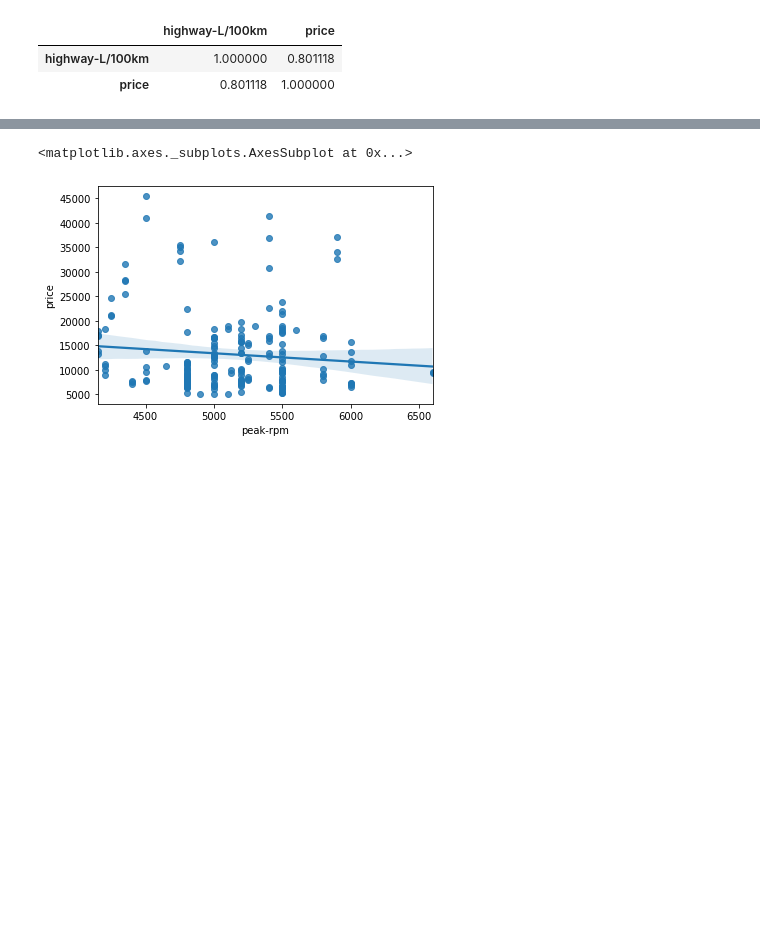
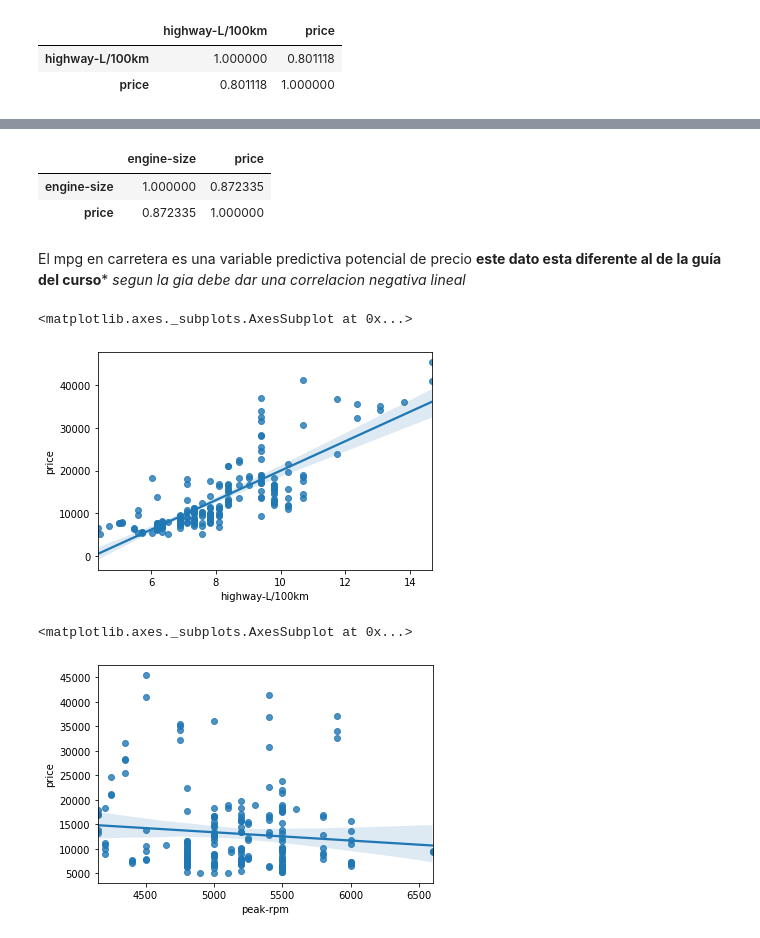
Before and after one commit to arbarr20/edx-jupyter, a Jupyter notebook: curso-edx-ciencia-datos/modulo3.ipynb, the cells around one changed output, grey strips where cells are left out. Saved outputs shown, nothing was run; the diff lists cells and outputs as text; code cells hidden in the pictures; blank space fills up the shorter version.

```diff
--- a/curso-edx-ciencia-datos/modulo3.ipynb
+++ b/curso-edx-ciencia-datos/modulo3.ipynb
@@ -95,3 +119,16 @@ df[['highway-L/100km', 'price']].corr()
+# %%
+df[["engine-size", "price"]].corr()
+# %% [output]
+|  | engine-size | price |
+| engine-size | 1.000000 | 0.872335 |
+| price | 0.872335 | 1.000000 |
+# %% [markdown]
+El mpg en carretera es una variable predictiva potencial de precio **este dato esta diferente al de la guía del curso*** *segun la gia debe dar una correlacion negativa lineal*
+# %%
+sns.regplot(x="highway-L/100km", y="price", data=df)
+# %% [output]
+<matplotlib.axes._subplots.AxesSubplot at 0x...>
+[figure, added]
 # %%
 sns.regplot(x="peak-rpm", y="price", data=df)
 # %% [output]
```
Also changed, not shown: parts of 73 cells of this notebook, 1 other file.
